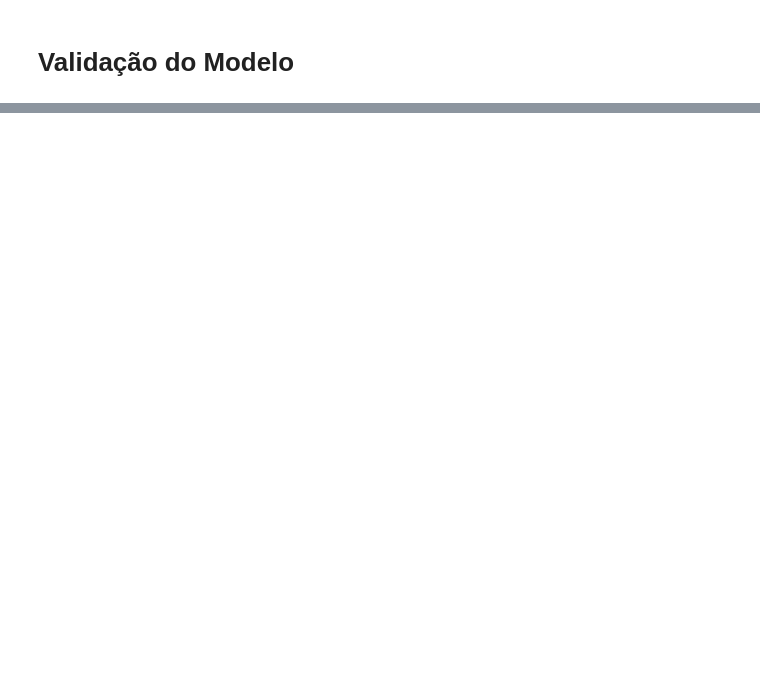
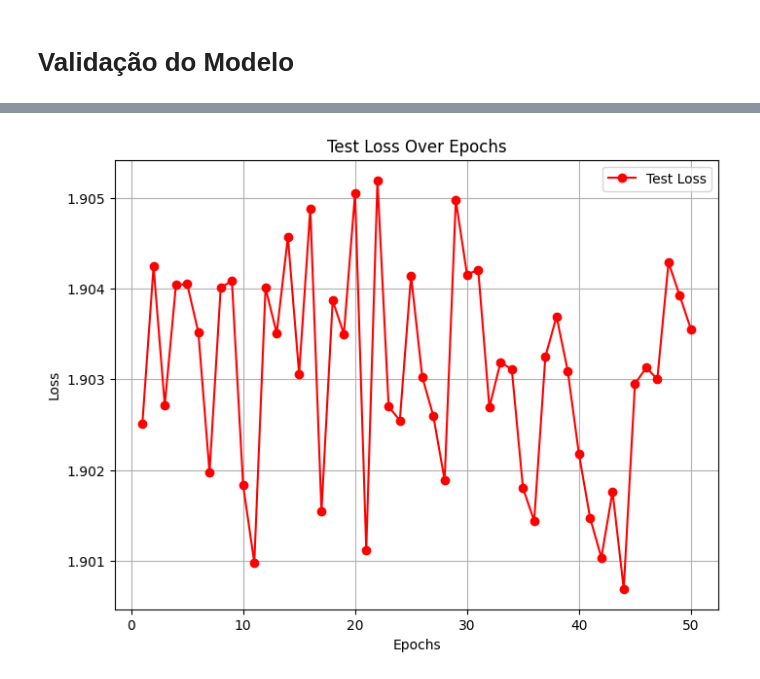
Before and after one commit to heloisebastos/NSL-KDD-Deteccao-Anomalias-Redes-Computadores, a Jupyter notebook: main.ipynb, the cells around one changed output, grey strips where cells are left out. Cells and saved outputs as stored; diff of their text form; code cells hidden in the pictures; blank space fills up the shorter version.

```diff
--- a/main.ipynb
+++ b/main.ipynb
@@ -588,0 +647,14 @@ Acurácia do modelo: 0.85
+# %%
+# Gerar gráfico da perda de teste ao longo das épocas
+epochs = range(1, num_epochs + 1)
+
+plt.figure(figsize=(8, 6))
+plt.plot(epochs, test_losses,'ro-',label='Test Loss')  # Linha vermelha para a perda do teste
+plt.title('Test Loss Over Epochs')
+plt.xlabel('Epochs')
+plt.ylabel('Loss')
+plt.legend()
+plt.grid()
+plt.show()
+# %% [output]
+[figure, added]
```
Also changed, not shown: parts of 5 cells of this notebook.
